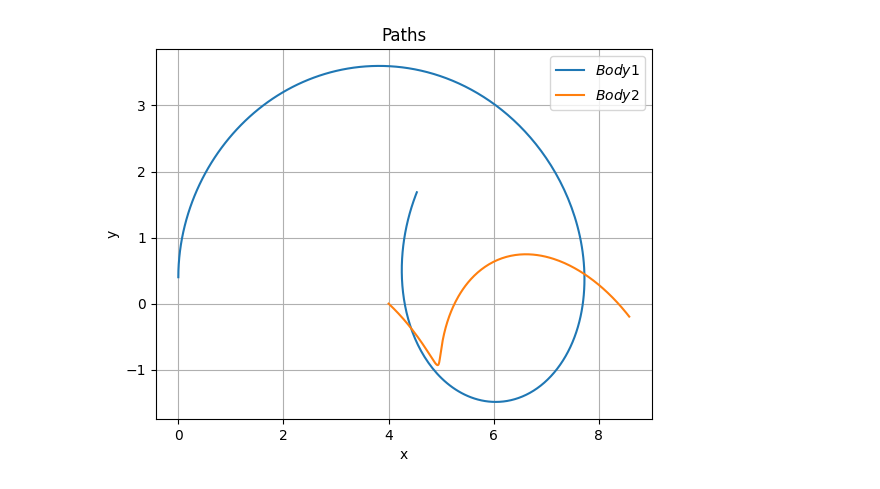
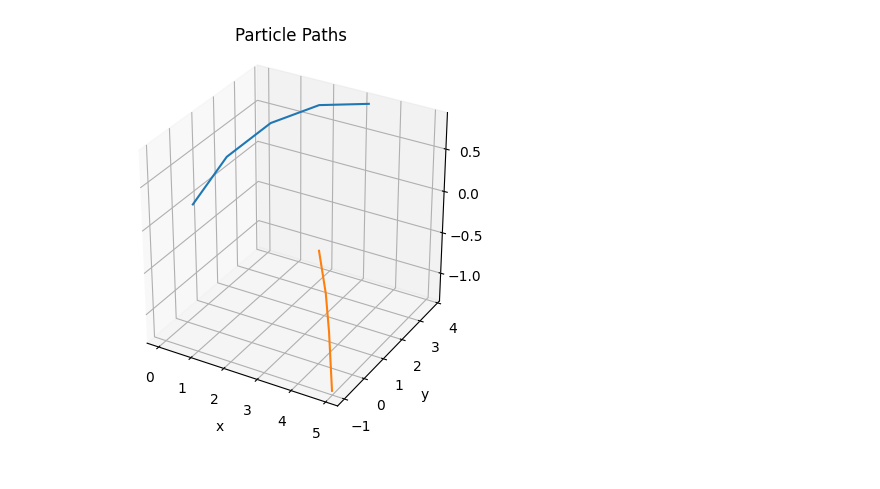
Before and after one commit to kinimodsi/Projects, a Jupyter notebook: GravitySim/GravitySim-3D/GravitySim_3d_sim.ipynb, the cells around one changed output. Drawn from its saved outputs; the diff is of its cells as text; code cells hidden in the pictures.

```diff
--- a/GravitySim/GravitySim-3D/GravitySim_3d_sim.ipynb
+++ b/GravitySim/GravitySim-3D/GravitySim_3d_sim.ipynb
@@ -4,13 +4,13 @@ import matplotlib.pyplot as plt
 from scipy.integrate import solve_ivp
 import matplotlib.pyplot as plt
 from mpl_toolkits.mplot3d import Axes3D
+from matplotlib import animation
 
 #### Simulate gravity ####
 # assign constants
 G = 6.6743 * 10**-11
 m_1 = 9**11
 m_2 = 10**11
-
 
 # initial conditions
 x_1_0=0
@@ -21,7 +21,12 @@ y_1_0=0.4
 y_1_dot_0=1
 y_2_0=0
 y_2_dot_0=-0.3
-x0 = np.array([x_1_0, x_1_dot_0, x_2_0,x_2_dot_0,y_1_0,y_1_dot_0,y_2_0,y_2_dot_0])
+z_1_0=0
+z_1_dot_0=0.3
+z_2_0=0
+z_2_dot_0=-0.3
+x0 = np.array([x_1_0, x_1_dot_0, x_2_0,x_2_dot_0,y_1_0,y_1_dot_0,y_2_0,y_2_dot_0,z_1_0,z_1_dot_0,z_2_0,z_2_dot_0])
+
 
 # System of ODE:
 def Gravity_Sim_ODE(t, y):
@@ -33,31 +38,41 @@ def Gravity_Sim_ODE(t, y):
     y_1_dot = y[5]
     y_2 = y[6]
     y_2_dot = y[7]
+    z_1 = y[8]
+    z_1_dot = y[9]
+    z_2 = y[10]
+    z_2_dot = y[11]
 
-    return (
-        x_1_dot,
-        G*m_2*(-x_1 + x_2)/(x_1**2 - 2*x_1*x_2 + x_2**2 + y_1**2 - 2*y_1*y_2 + y_2**2)**(3/2),
-        x_2_dot,
-        G*m_1*(x_1 - x_2)/(x_1**2 - 2*x_1*x_2 + x_2**2 + y_1**2 - 2*y_1*y_2 + y_2**2)**(3/2),
-        y_1_dot,
-        G*m_2*(-y_1 + y_2)/(x_1**2 - 2*x_1*x_2 + x_2**2 + y_1**2 - 2*y_1*y_2 + y_2**2)**(3/2),
-        y_2_dot,
-        G*m_1*(y_1 - y_2)/(x_1**2 - 2*x_1*x_2 + x_2**2 + y_1**2 - 2*y_1*y_2 + y_2**2)**(3/2)
-    )
+    return (x_1_dot,
+            G*m_2*(-x_1 + x_2)/(x_1**2 - 2*x_1*x_2 + x_2**2 + y_1**2 - 2*y_1*y_2 + y_2**2 + z_1**2 - 2*z_1*z_2 + z_2**2)**(3/2),
+            x_2_dot,
+            G*m_1*(x_1 - x_2)/(x_1**2 - 2*x_1*x_2 + x_2**2 + y_1**2 - 2*y_1*y_2 + y_2**2 + z_1**2 - 2*z_1*z_2 + z_2**2)**(3/2),
+            y_1_dot,
+            G*m_2*(-y_1 + y_2)/(x_1**2 - 2*x_1*x_2 + x_2**2 + y_1**2 - 2*y_1*y_2 + y_2**2 + z_1**2 - 2*z_1*z_2 + z_2**2)**(3/2),
+            y_2_dot,
+            G*m_1*(y_1 - y_2)/(x_1**2 - 2*x_1*x_2 + x_2**2 + y_1**2 - 2*y_1*y_2 + y_2**2 + z_1**2 - 2*z_1*z_2 + z_2**2)**(3/2),
+            z_1_dot,
+            G*m_2*(-z_1 + z_2)/(x_1**2 - 2*x_1*x_2 + x_2**2 + y_1**2 - 2*y_1*y_2 + y_2**2 + z_1**2 - 2*z_1*z_2 + z_2**2)**(3/2),
+            z_2_dot,
+            G*m_1*(z_1 - z_2)/(x_1**2 - 2*x_1*x_2 + x_2**2 + y_1**2 - 2*y_1*y_2 + y_2**2 + z_1**2 - 2*z_1*z_2 + z_2**2)**(3/2)
+            )
 
 # solve the ODE, evaluate at 30 fps
-sol = solve_ivp(Gravity_Sim_ODE, [0, 15], x0,
-    t_eval=np.linspace(0,15,10*30))
+sol = solve_ivp(Gravity_Sim_ODE, [0, 5], x0,
+    t_eval=np.linspace(0,5,5*1))
 
 # output of the solver
 x_1 = sol.y[0]
 x_2 = sol.y[2]
 y_1 = sol.y[4]
 y_2 = sol.y[6]
+z_1 = sol.y[8]
+z_2 = sol.y[10]
+
 t = sol.t
 
 #plot x and y over time
-fig, axs = plt.subplots(1, 2, figsize=(12, 6))
+fig, axs = plt.subplots(1, 3, figsize=(12, 6))
 
 axs[0].plot(t, x_1, label="$x_1$")
 axs[0].plot(t, x_2, label="$x_2$")
@@ -74,31 +89,27 @@ axs[1].grid()
 axs[1].set_xlabel("time (s)")
 axs[1].set_xlabel("y")
 axs[1].set_title('Position y')
+
+axs[2].plot(t, z_1, label="$z_1$")
+axs[2].plot(t, z_2, label="$z_2$")
+axs[2].legend()
+axs[2].grid()
+axs[2].set_xlabel("time (s)")
+axs[2].set_xlabel("z")
+axs[2].set_title('Position z')
 plt.tight_layout()  # Adjust the layout to prevent overlap
 plt.show()
 # paths of the two bodies:
-plt.plot(x_1, y_1, label="$Body 1$")
-plt.plot(x_2, y_2, label="$Body 2$")
-plt.legend()
-plt.grid()
-plt.xlabel("x")
-plt.ylabel("y")
-plt.title('Paths')
-plt.show()
-plt.close()
-
 #paths over time (3d plot)
 fig = plt.figure()
 ax = fig.add_subplot(111, projection='3d')
-ax.plot(x_1, t, y_1)
-ax.plot(x_2, t, y_2)
-
-# Add labels and title
+ax.plot(x_1, y_1, z_1)
+ax.plot(x_2, y_2, z_2)
 ax.set_xlabel('x')
-ax.set_ylabel('time')
-ax.set_zlabel('y')
-ax.set_title('Particle Paths over time')
-ax.set_box_aspect([1, 3, 1])
-
+ax.set_ylabel('y')
+ax.set_zlabel('z')
+ax.set_title('Particle Paths')
+ax.set_box_aspect([1, 1, 1])
 plt.show()
+plt.close()
 # %% [output]
@@ -106 +117 @@ plt.show()
-[figure, old version]
+[figure, new version]
```
Also changed, not shown: parts of 2 cells of this notebook, 4 other files.
